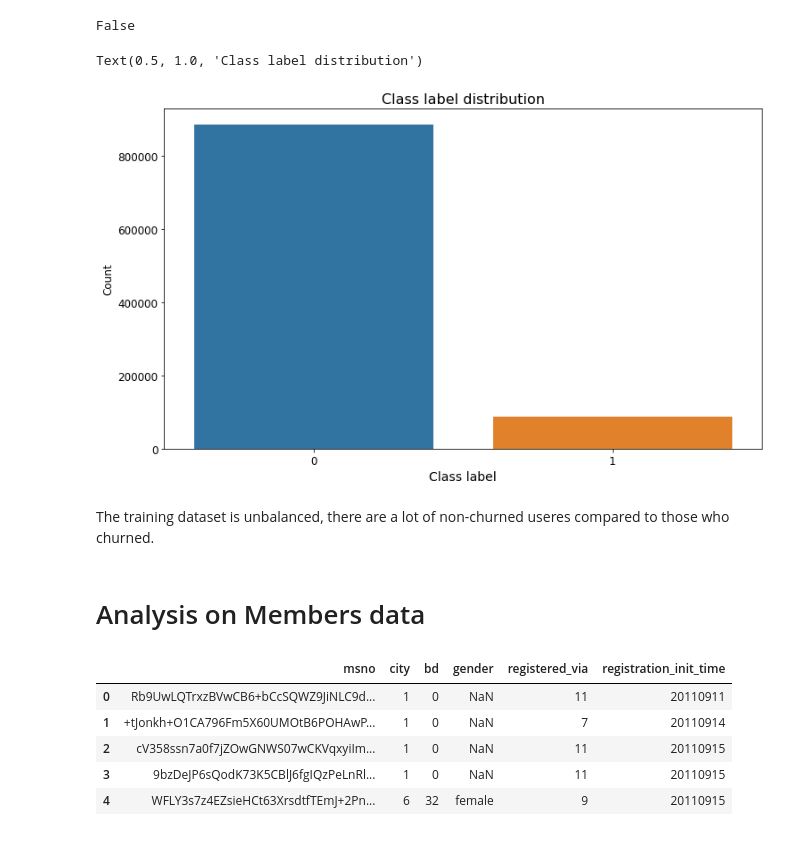
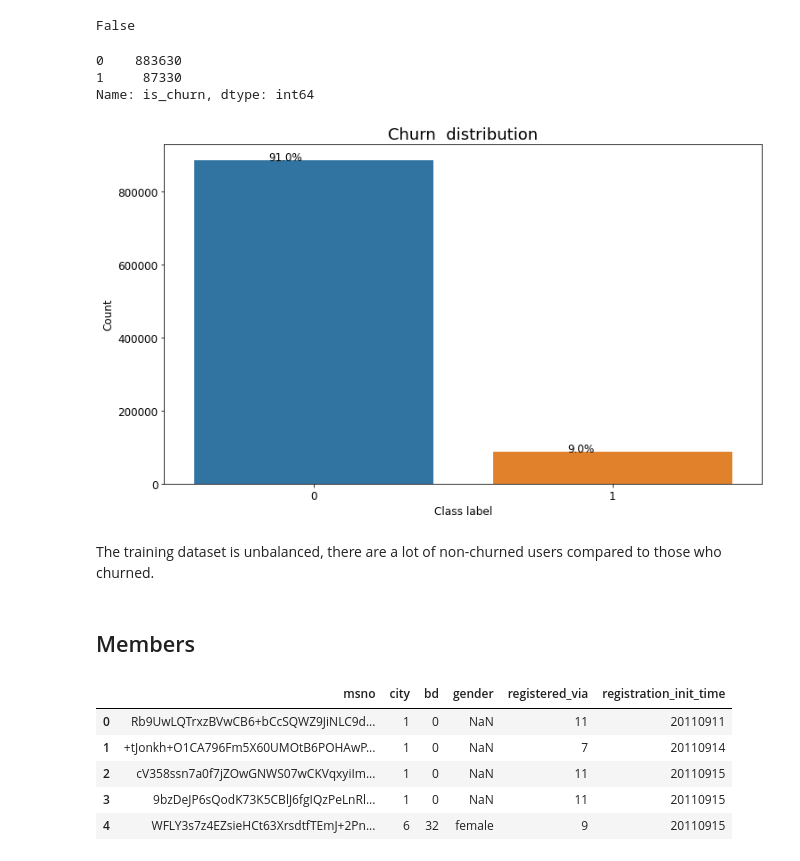
Before and after one commit to ohanid/SD701, a Jupyter notebook: Project/Project_SD701.ipynb, the cells around one changed output. Cells and saved outputs as stored; diff of their text form; code cells hidden in the pictures.

```diff
--- a/Project/Project_SD701.ipynb
+++ b/Project/Project_SD701.ipynb
@@ -36,21 +71,29 @@ False
 train.duplicated().any()
 # %% [output]
 False
+# %%
+train.is_churn.value_counts()
+# %% [output]
+0    883630
+1     87330
+Name: is_churn, dtype: int64
 # %%
 plt.figure(figsize=(12,7))
 ax = sns.countplot(data=train, x='is_churn')
 plt.xticks(size=12)
-plt.xlabel('Class label', size=14)
 plt.yticks(size=12)
+plt.xlabel('Class label', size=12)
 plt.ylabel('Count', size=12)
-plt.title('Class label distribution', size=16)
+plt.title('Churn  distribution', size=18)
+for p in ax.patches:
+        ax.annotate('{:.1f}%'.format(100*p.get_height()/train.shape[0]), (p.get_x()+0.25, p.get_height()), size = 12)
+plt.show()
 # %% [output]
-Text(0.5, 1.0, 'Class label distribution')
-[figure, old version]
+[figure, new version]
 # %% [markdown]
-The training dataset is unbalanced, there are a lot of non-churned useres compared to those who churned.
+The training dataset is unbalanced, there are a lot of non-churned users compared to those who churned.
 # %% [markdown]
-# Analysis on Members data
+## Members
 # %%
 members.head()
 # %% [output]
```
Also changed, not shown: parts of 140 cells of this notebook, 1 other file.
